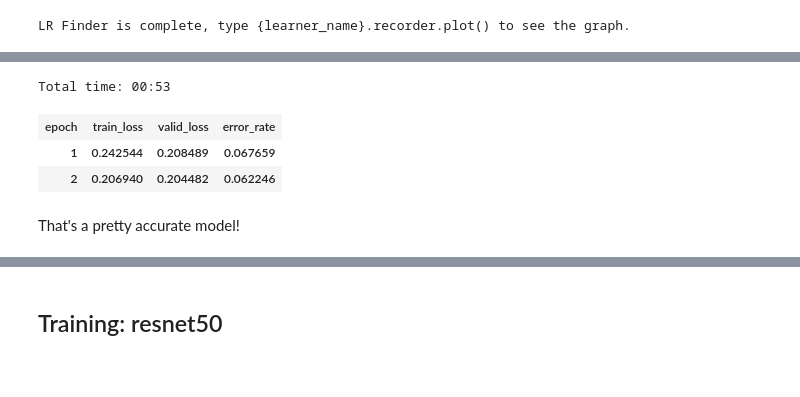
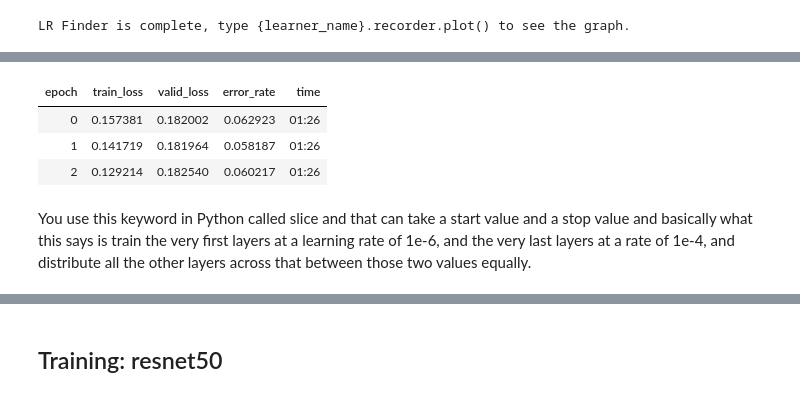
Before and after one commit to RaminParker/Deep-Learning-image-classification, a Jupyter notebook: Image_classification_with_Pytorch.ipynb, the cells around one changed output, grey strips where cells are left out. Drawn from its saved outputs; the diff is of its cells as text; code cells hidden in the pictures; blank space fills up the shorter version.

```diff
--- a/Image_classification_with_Pytorch.ipynb
+++ b/Image_classification_with_Pytorch.ipynb
@@ -249,10 +321,10 @@ learn.recorder.plot()
 # %%
 learn.unfreeze()
-learn.fit_one_cycle(2, max_lr=slice(1e-6,1e-4))
+learn.fit_one_cycle(3, max_lr=slice(1e-6,1e-4))
 # %% [output]
-Total time: 00:53
-| epoch | train_loss | valid_loss | error_rate |
-| 1 | 0.242544 | 0.208489 | 0.067659 |
-| 2 | 0.206940 | 0.204482 | 0.062246 |
+| epoch | train_loss | valid_loss | error_rate | time |
+| 0 | 0.157381 | 0.182002 | 0.062923 | 01:26 |
+| 1 | 0.141719 | 0.181964 | 0.058187 | 01:26 |
+| 2 | 0.129214 | 0.182540 | 0.060217 | 01:26 |
-# %% [markdown]
-That's a pretty accurate model!
+# %% [markdown]
+You use this keyword in Python called slice and that can take a start value and a stop value and basically what this says is train the very first layers at a learning rate of 1e-6, and the very last layers at a rate of 1e-4, and distribute all the other layers across that between those two values equally.
```
Also changed, not shown: parts of 28 cells of this notebook.
